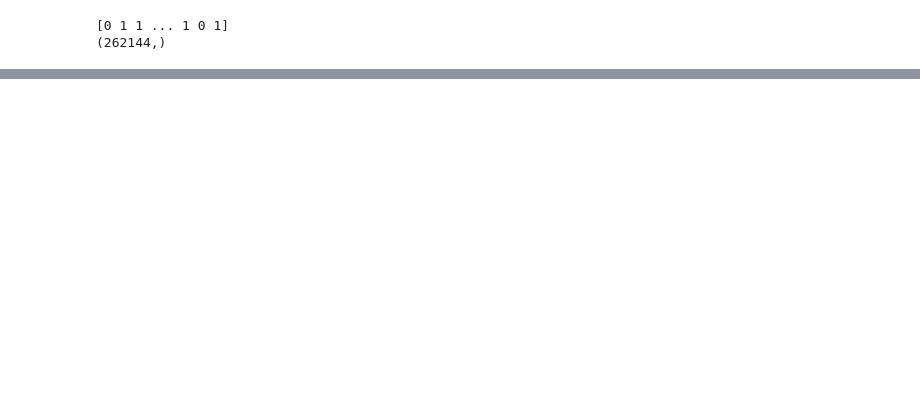
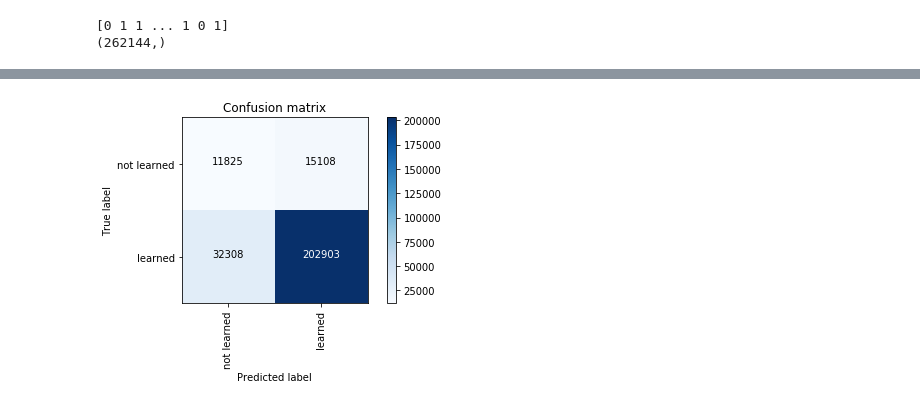
Before and after one commit to KochPJ/Ismi19, a Jupyter notebook: getHardSamples.ipynb, the cells around one changed output, grey strips where cells are left out. Cells and saved outputs as stored; diff of their text form; code cells hidden in the pictures; blank space fills up the shorter version.

```diff
--- a/getHardSamples.ipynb
+++ b/getHardSamples.ipynb
@@ -452,0 +480,7 @@ df.to_csv(os.path.join(data_dir,'not_learned.csv'), index=False)
+# %%
+data_dir = './data/'
+learned_csv = pd.read_csv(os.path.join(data_dir,'learned.csv'))
+learned_index = learned_csv['learned']
+
+not_learned_csv = pd.read_csv(os.path.join(data_dir,'not_learned.csv'))
+not_learned_index = not_learned_csv['not_learned']
@@ -452,0 +496,5 @@ df.to_csv(os.path.join(data_dir,'not_learned.csv'), index=False)
+# %%
+conf_mat = confusion_matrix(l1, l2)
+plot_confusion_matrix(conf_mat, classes = ['not learned','learned'])
+# %% [output]
+[figure, added]
```
Also changed, not shown: parts of 10 cells of this notebook, 6 other files.
